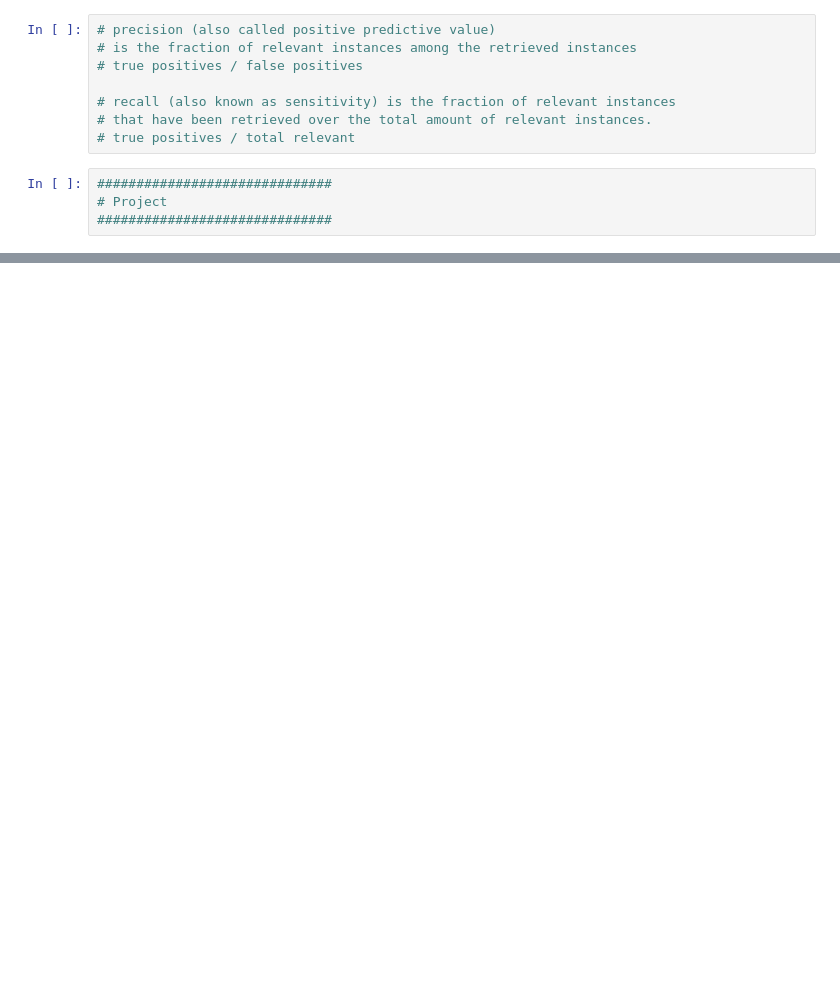
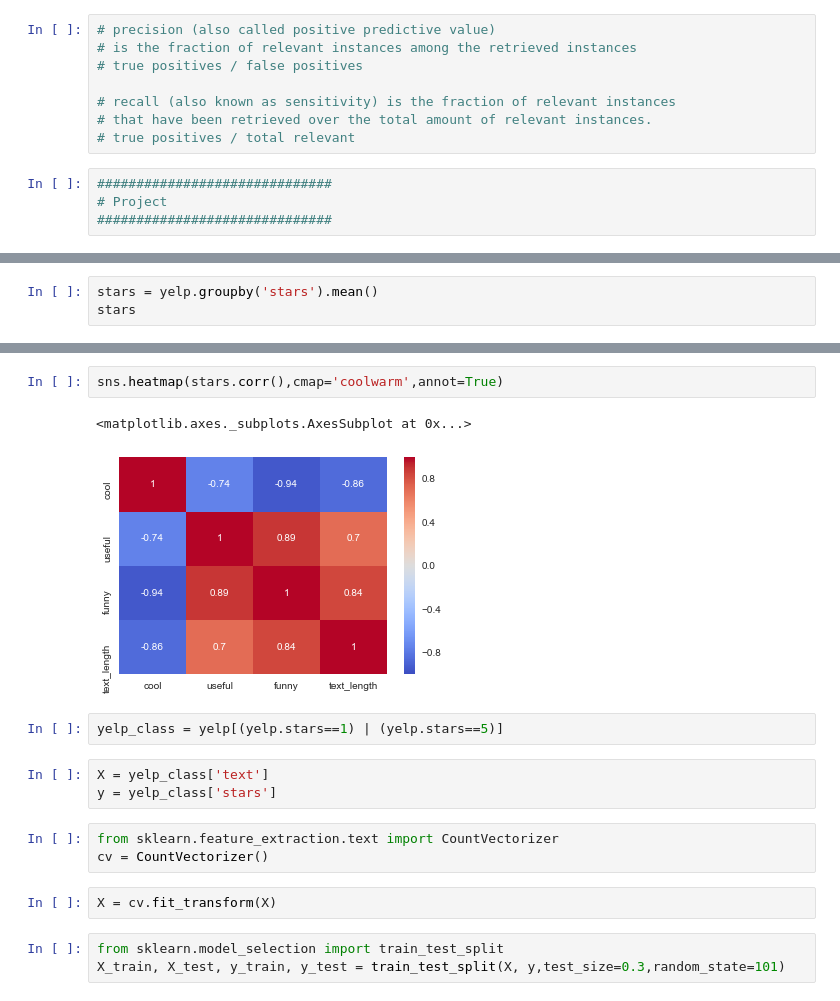
Before and after one commit to bcutrell/study, a Jupyter notebook: python/data-science/machine-learning/nlp.ipynb, the cells around one changed output, grey strips where cells are left out. Cells and saved outputs as stored; diff of their text form; blank space fills up the shorter version.

```diff
--- a/python/data-science/machine-learning/nlp.ipynb
+++ b/python/data-science/machine-learning/nlp.ipynb
@@ -178,0 +333,3 @@ yelp = pd.read_csv(messages)
+# %%
+stars = yelp.groupby('stars').mean()
+stars
@@ -178,0 +352,18 @@ yelp = pd.read_csv(messages)
+# %%
+sns.heatmap(stars.corr(),cmap='coolwarm',annot=True)
+# %% [output]
+<matplotlib.axes._subplots.AxesSubplot at 0x...>
+[figure, added]
+# %%
+yelp_class = yelp[(yelp.stars==1) | (yelp.stars==5)]
+# %%
+X = yelp_class['text']
+y = yelp_class['stars']
+# %%
+from sklearn.feature_extraction.text import CountVectorizer
+cv = CountVectorizer()
+# %%
+X = cv.fit_transform(X)
+# %%
+from sklearn.model_selection import train_test_split
+X_train, X_test, y_train, y_test = train_test_split(X, y,test_size=0.3,random_state=101)
```
Also changed, not shown: parts of 43 cells of this notebook.
